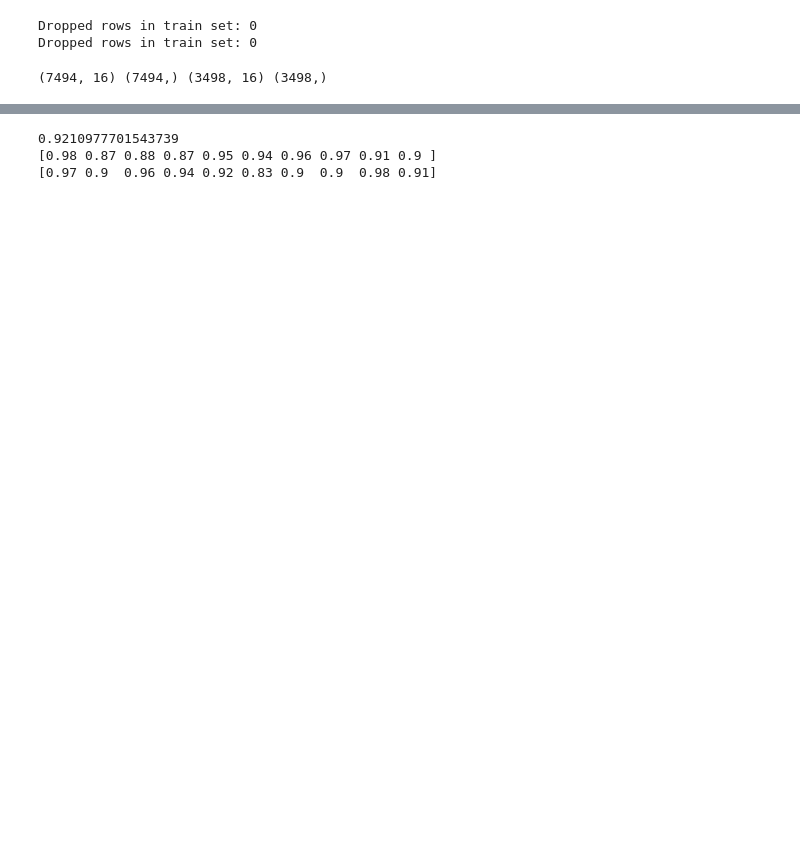
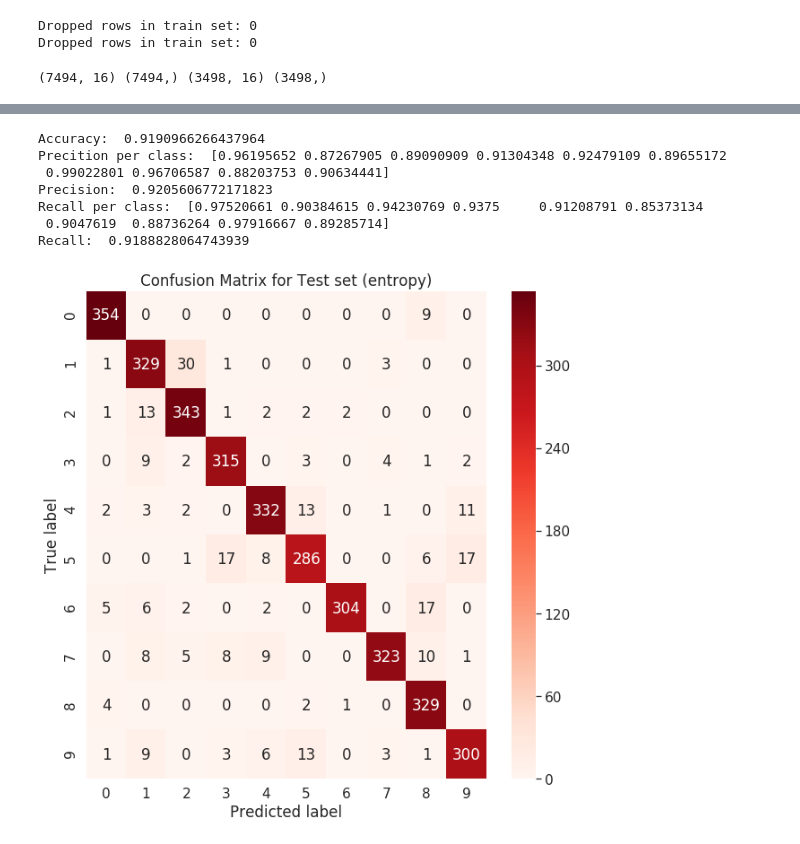
Before and after one commit to akabiraka/cs584_data_mining, a Jupyter notebook: hw1/dm1.1/pen_digit_classification_by_decision_tree.ipynb, the cells around one changed output, grey strips where cells are left out. Saved outputs shown, nothing was run; the diff lists cells and outputs as text; code cells hidden in the pictures; blank space fills up the shorter version.

```diff
--- a/hw1/dm1.1/pen_digit_classification_by_decision_tree.ipynb
+++ b/hw1/dm1.1/pen_digit_classification_by_decision_tree.ipynb
@@ -81,14 +96,19 @@ print_accuray_precision_recall(y_train, y_predict)
 # %%
 # entropy decision tree model. accracy, precision and recall for test instances. And confusion matrix.
 entropy_model = tree.DecisionTreeClassifier(criterion='entropy')
 entropy_model.fit(x_train, y_train)
 y_predict = entropy_model.predict(x_test)
 print_accuray_precision_recall(y_test, y_predict)
-#plot_confusion_matrix(y_test, y_predict, classes=['0', '1', '2', '3', '4', '5', '6', '7', '8', '9'], figsize=(10, 10))
+conf_x(y_test, y_predict, classes=['0', '1', '2', '3', '4', '5', '6', '7', '8', '9'], title="Confusion Matrix for Test set (entropy)", save_path="saved_images/conf_matrix_entropy_test_set.png")
 # %% [output]
-0.9210977701543739
-[0.98 0.87 0.88 0.87 0.95 0.94 0.96 0.97 0.91 0.9 ]
-[0.97 0.9  0.96 0.94 0.92 0.83 0.9  0.9  0.98 0.91]
+Accuracy:  0.9190966266437964
+Precition per class:  [0.96195652 0.87267905 0.89090909 0.91304348 0.92479109 0.89655172
+ 0.99022801 0.96706587 0.88203753 0.90634441]
+Precision:  0.9205606772171823
+Recall per class:  [0.97520661 0.90384615 0.94230769 0.9375     0.91208791 0.85373134
+ 0.9047619  0.88736264 0.97916667 0.89285714]
+Recall:  0.9188828064743939
+[figure, added]
 # %%
 # entropy decision tree model, with 5-fold cross validation
 entropy_model = tree.DecisionTreeClassifier(criterion='entropy')
```
Also changed, not shown: parts of 7 cells of this notebook, 6 other files.
